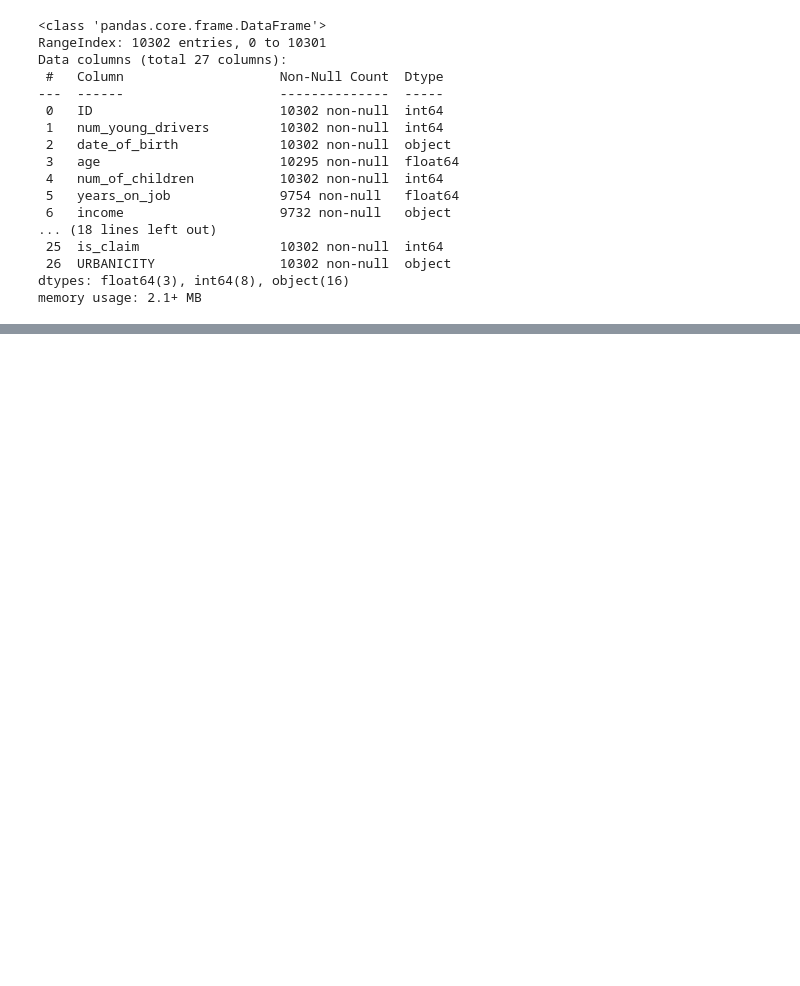
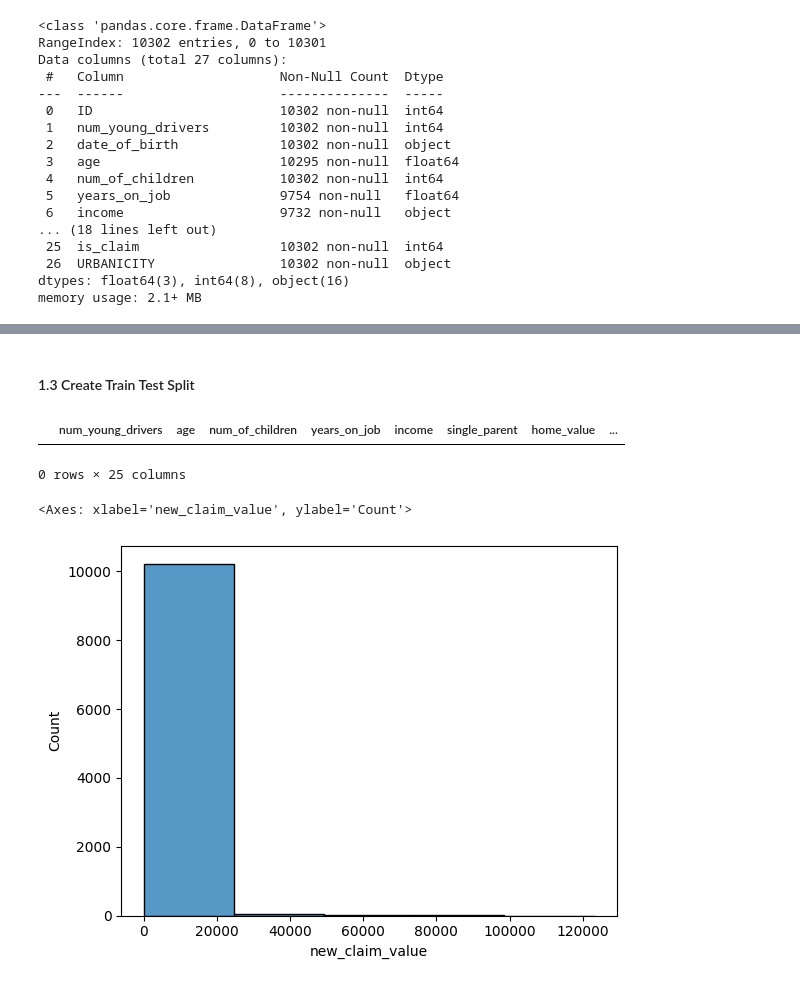
Before and after one commit to elite789/CarInsuranceProject, a Jupyter notebook: main.ipynb, the cells around one changed output, grey strips where cells are left out. Saved outputs shown, nothing was run; the diff lists cells and outputs as text; code cells hidden in the pictures; blank space fills up the shorter version.

```diff
--- a/main.ipynb
+++ b/main.ipynb
@@ -104,0 +141,25 @@ memory usage: 2.1+ MB
+# %%
+data_df.drop_duplicates(inplace=True)
+# %%
+currency_cols = ['income', 'home_value', 'vehicle_value', '5_year_total_claim_value', 'new_claim_value',]
+
+#remove $ and , from currency columns
+def format_currency(data, cols):
+    for col in cols:
+        data[col] = data[col].replace('[\\$,]', '', regex=True).astype('Int64')
+    return data
+
+data_df = format_currency(data_df, currency_cols)
+# %%
+#cols that have prefix
+z_prefix_cols = ['married', 'gender', 'highest_education_level', 'occupation', 'vehicle_type']
+
+def remove_prefix(data, cols):
+    for col in cols:
+        data[col] = data[col].replace('[z_]', '', regex=True)
+    return data
+
+data_df = remove_prefix(data_df, z_prefix_cols)
+# %%
+#Drop features that are not useful for analysis
+data_df.drop(['ID', 'date_of_birth'], axis=1, inplace=True)
@@ -104,0 +176,17 @@ memory usage: 2.1+ MB
+# %% [markdown]
+#### 1.3 Create Train Test Split
+# %%
+#checking bias of the target data, make sure no new claim value is 0 when is_claim i is 1
+mask = (data_df['is_claim'] == 1) & (data_df['new_claim_value'] == 0)
+
+data_df[mask]
+# %% [output]
+|  | num_young_drivers | age | num_of_children | years_on_job | income | single_parent | home_value | ... |
+0 rows × 25 columns
+# %%
+#Create histplot for new claim value
+
+sns.histplot(data=data_df, x='new_claim_value', bins=5 )
+# %% [output]
+<Axes: xlabel='new_claim_value', ylabel='Count'>
+[figure, added]
```
Also changed, not shown: parts of 96 cells of this notebook, 4 other files.
